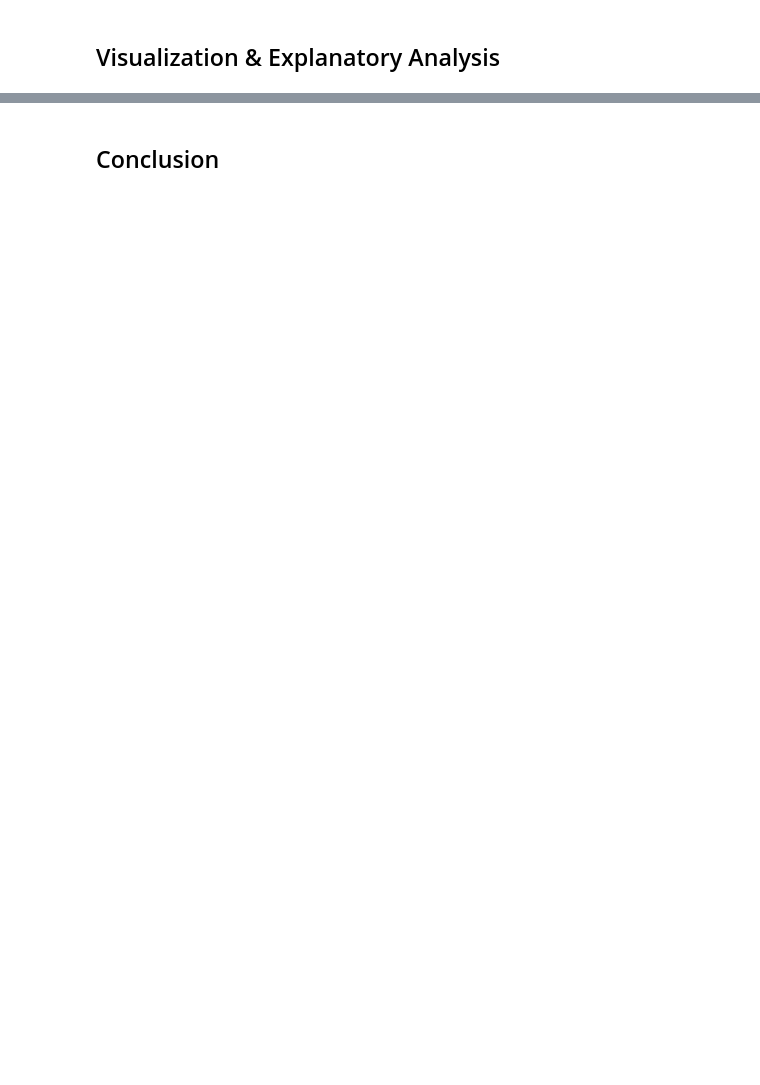
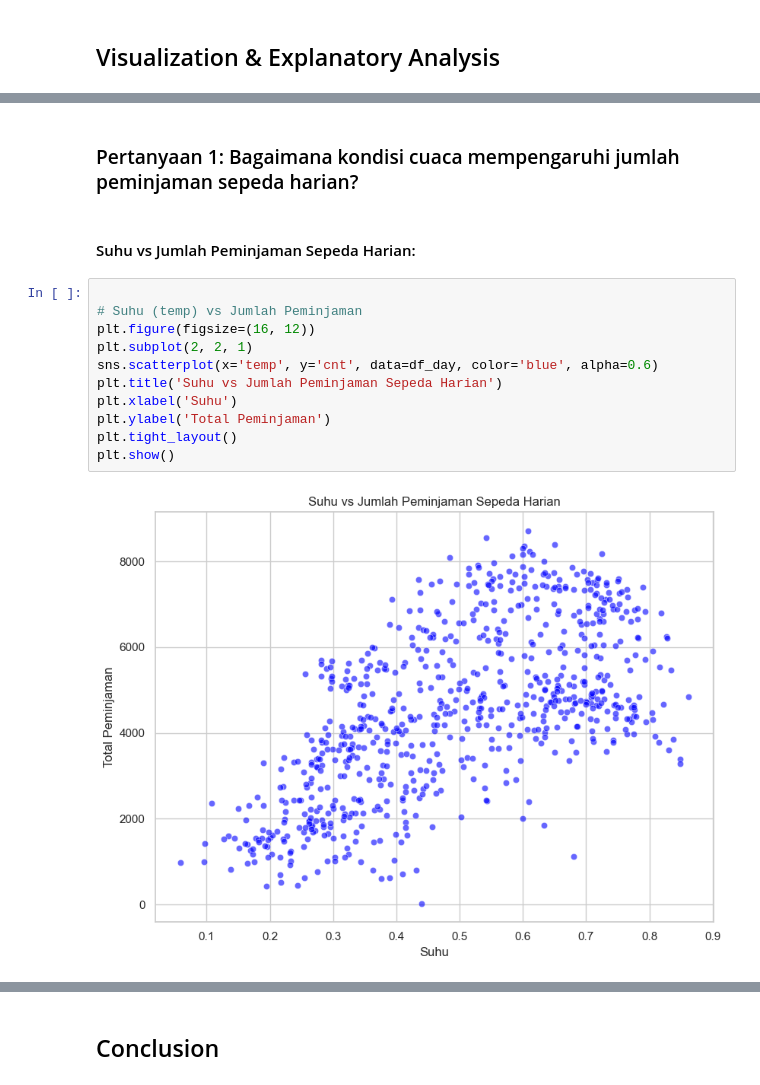
Before and after one commit to Aelzi/Analisis_Data_Dicoding, a Jupyter notebook: Proyek_Analisis_Data.ipynb, the cells around one changed output, grey strips where cells are left out. Drawn from its saved outputs; the diff is of its cells as text; blank space fills up the shorter version.

```diff
--- a/Proyek_Analisis_Data.ipynb
+++ b/Proyek_Analisis_Data.ipynb
@@ -238,0 +250,17 @@ df_hour
+# %% [markdown]
+### Pertanyaan 1: Bagaimana kondisi cuaca mempengaruhi jumlah peminjaman sepeda harian?
+# %% [markdown]
+#### Suhu vs Jumlah Peminjaman Sepeda Harian:
+# %%
+
+# Suhu (temp) vs Jumlah Peminjaman
+plt.figure(figsize=(16, 12))
+plt.subplot(2, 2, 1)
+sns.scatterplot(x='temp', y='cnt', data=df_day, color='blue', alpha=0.6)
+plt.title('Suhu vs Jumlah Peminjaman Sepeda Harian')
+plt.xlabel('Suhu')
+plt.ylabel('Total Peminjaman')
+plt.tight_layout()
+plt.show()
+# %% [output]
+[figure, added]
```
Also changed, not shown: parts of 39 cells of this notebook.
